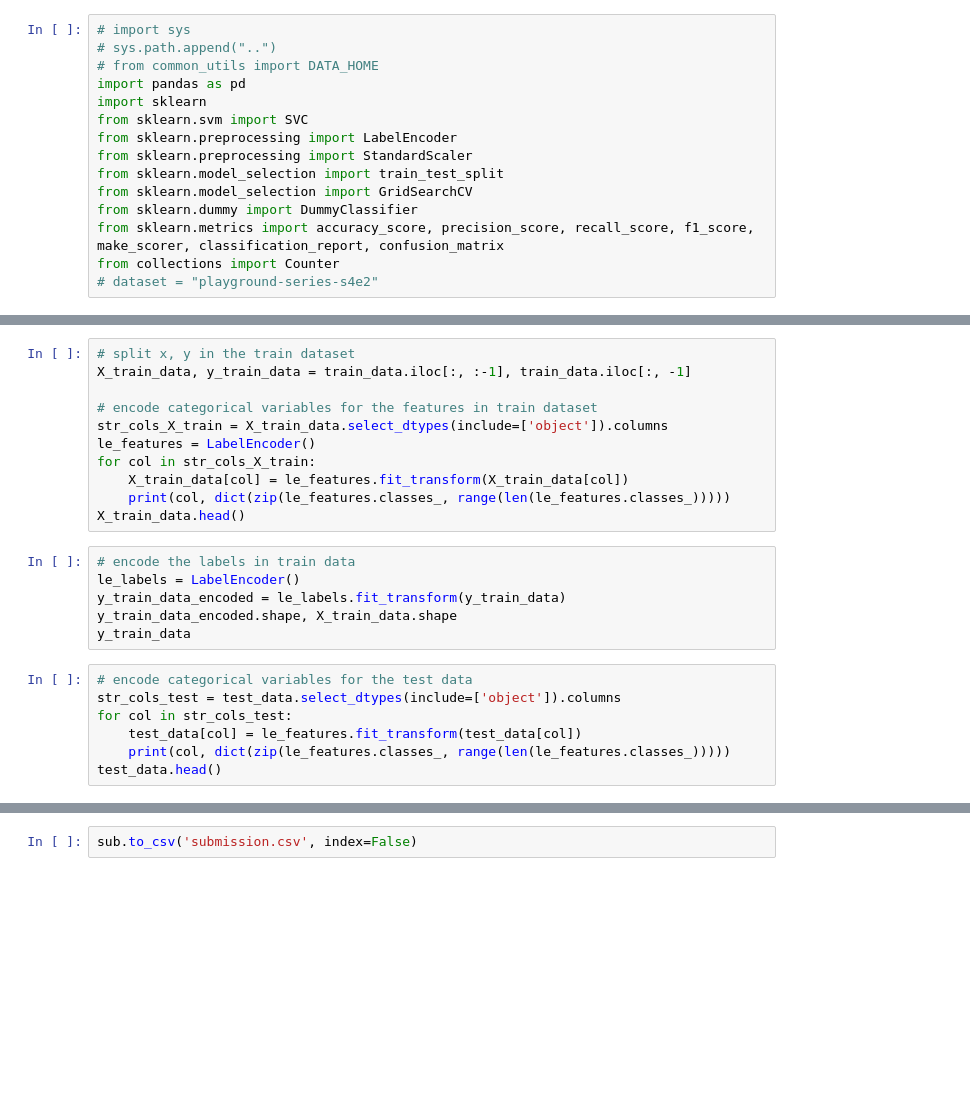
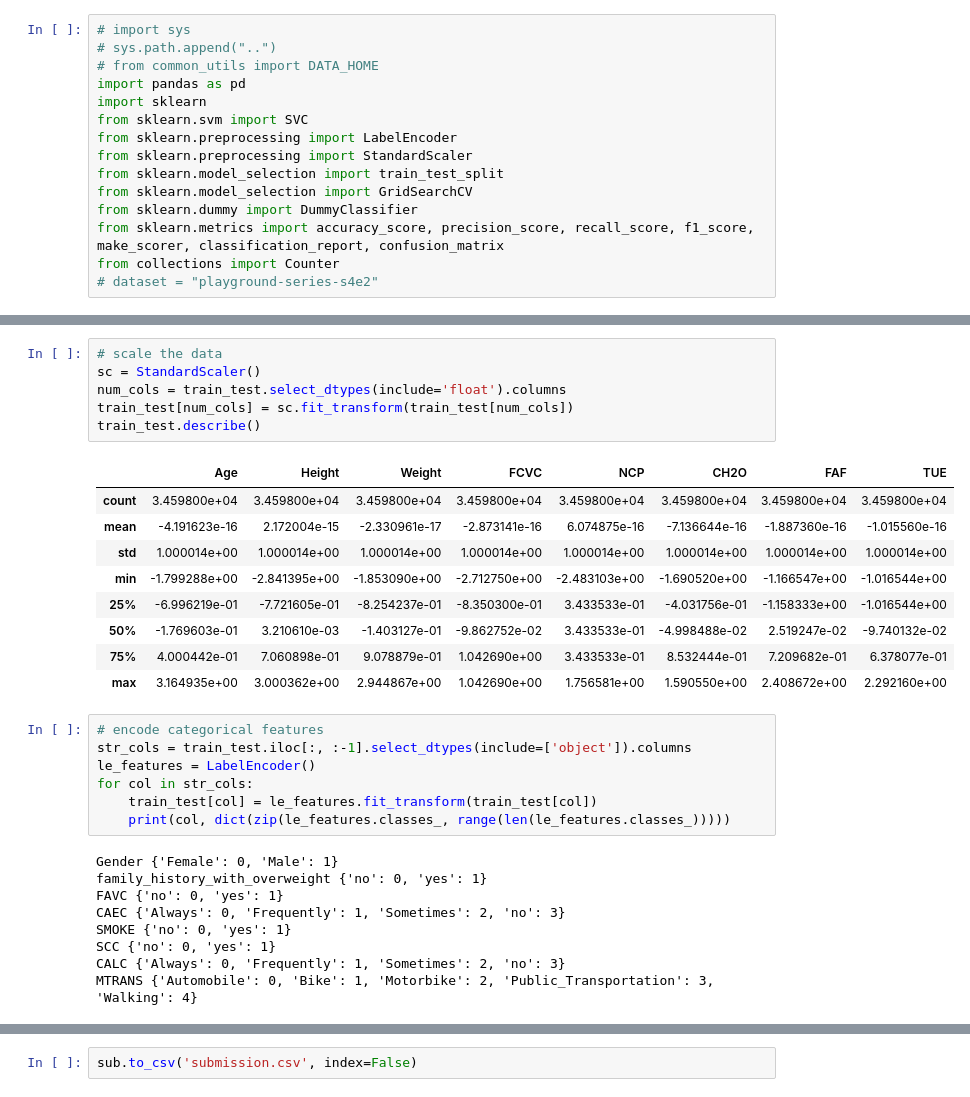
Before and after one commit to ShiboXing/SOTA, a Jupyter notebook: svm/load_data.ipynb, the cells around one changed output, grey strips where cells are left out. Saved outputs shown, nothing was run; the diff lists cells and outputs as text; blank space fills up the shorter version.

```diff
--- a/svm/load_data.ipynb
+++ b/svm/load_data.ipynb
@@ -27,24 +119,32 @@ test_data[test_data["CALC"]=="Always"]
+# %%
+# scale the data
+sc = StandardScaler()
+num_cols = train_test.select_dtypes(include='float').columns
+train_test[num_cols] = sc.fit_transform(train_test[num_cols])
+train_test.describe()
+# %% [output]
+|  | Age | Height | Weight | FCVC | NCP | CH2O | FAF | TUE |
+| count | 3.459800e+04 | 3.459800e+04 | 3.459800e+04 | 3.459800e+04 | 3.459800e+04 | 3.459800e+04 | 3.459800e+04 | 3.459800e+04 |
+| mean | -4.191623e-16 | 2.172004e-15 | -2.330961e-17 | -2.873141e-16 | 6.074875e-16 | -7.136644e-16 | -1.887360e-16 | -1.015560e-16 |
+| std | 1.000014e+00 | 1.000014e+00 | 1.000014e+00 | 1.000014e+00 | 1.000014e+00 | 1.000014e+00 | 1.000014e+00 | 1.000014e+00 |
+| min | -1.799288e+00 | -2.841395e+00 | -1.853090e+00 | -2.712750e+00 | -2.483103e+00 | -1.690520e+00 | -1.166547e+00 | -1.016544e+00 |
+| 25% | -6.996219e-01 | -7.721605e-01 | -8.254237e-01 | -8.350300e-01 | 3.433533e-01 | -4.031756e-01 | -1.158333e+00 | -1.016544e+00 |
+| 50% | -1.769603e-01 | 3.210610e-03 | -1.403127e-01 | -9.862752e-02 | 3.433533e-01 | -4.998488e-02 | 2.519247e-02 | -9.740132e-02 |
+| 75% | 4.000442e-01 | 7.060898e-01 | 9.078879e-01 | 1.042690e+00 | 3.433533e-01 | 8.532444e-01 | 7.209682e-01 | 6.378077e-01 |
+| max | 3.164935e+00 | 3.000362e+00 | 2.944867e+00 | 1.042690e+00 | 1.756581e+00 | 1.590550e+00 | 2.408672e+00 | 2.292160e+00 |
 # %%
-# split x, y in the train dataset
-X_train_data, y_train_data = train_data.iloc[:, :-1], train_data.iloc[:, -1]
-
-# encode categorical variables for the features in train dataset
-str_cols_X_train = X_train_data.select_dtypes(include=['object']).columns
+# encode categorical features
+str_cols = train_test.iloc[:, :-1].select_dtypes(include=['object']).columns
 le_features = LabelEncoder()
-for col in str_cols_X_train:
-    X_train_data[col] = le_features.fit_transform(X_train_data[col])
+for col in str_cols:
+    train_test[col] = le_features.fit_transform(train_test[col])
     print(col, dict(zip(le_features.classes_, range(len(le_features.classes_)))))
-X_train_data.head()
+# %% [output]
+Gender {'Female': 0, 'Male': 1}
+family_history_with_overweight {'no': 0, 'yes': 1}
+FAVC {'no': 0, 'yes': 1}
+CAEC {'Always': 0, 'Frequently': 1, 'Sometimes': 2, 'no': 3}
+SMOKE {'no': 0, 'yes': 1}
+SCC {'no': 0, 'yes': 1}
+CALC {'Always': 0, 'Frequently': 1, 'Sometimes': 2, 'no': 3}
+MTRANS {'Automobile': 0, 'Bike': 1, 'Motorbike': 2, 'Public_Transportation': 3, 'Walking': 4}
-# %%
-# encode the labels in train data
-le_labels = LabelEncoder()
-y_train_data_encoded = le_labels.fit_transform(y_train_data)
-y_train_data_encoded.shape, X_train_data.shape
-y_train_data
-# %%
-# encode categorical variables for the test data
-str_cols_test = test_data.select_dtypes(include=['object']).columns
-for col in str_cols_test:
-    test_data[col] = le_features.fit_transform(test_data[col])
-    print(col, dict(zip(le_features.classes_, range(len(le_features.classes_)))))
-test_data.head()
```
Also changed, not shown: parts of 20 cells of this notebook.
